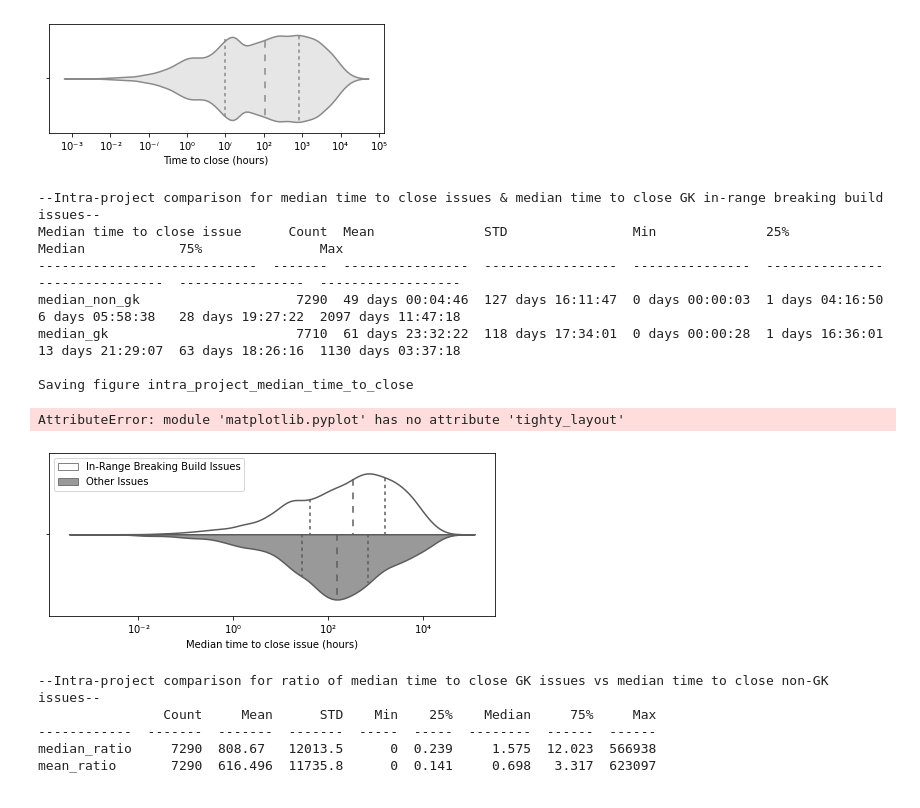
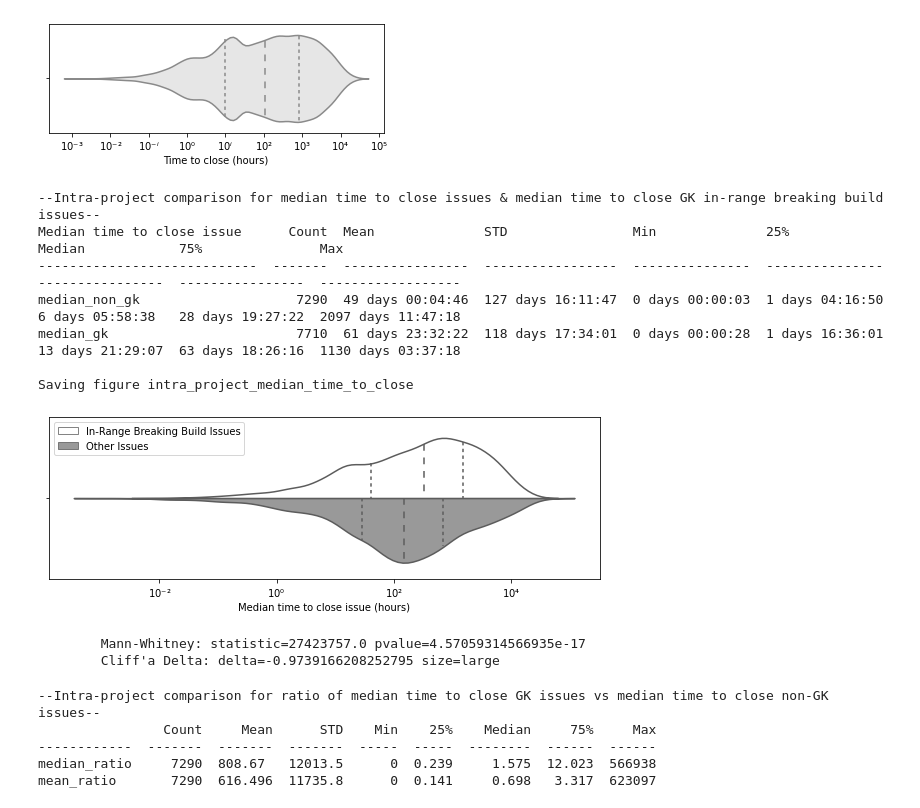
Before and after one commit to brombaut/GKIR_Analysis, a Jupyter notebook: data-analysis/p_rq2.ipynb, the cells around one changed output. Drawn from its saved outputs; the diff is of its cells as text; code cells hidden in the pictures.

```diff
--- a/data-analysis/p_rq2.ipynb
+++ b/data-analysis/p_rq2.ipynb
@@ -289,35 +289,44 @@ sns.violinplot(
     data=melted,
     x='median_time_to_close_hours_log',
     y='placeholder',
     hue='issue_type',
     split=True,
     inner='quartile',
     palette=['1', '0.6'],
     ax=ax,
 )
 ax.set_ylabel('')
 ax.set_xlabel('Median time to close issue (hours)')
 ax.xaxis.set_major_formatter(log10_func_formatter)
 ax.legend(
     title='',
 )
 L = plt.legend()
 L.get_texts()[0].set_text('In-Range Breaking Build Issues')
 L.get_texts()[1].set_text('Other Issues')
 print('--Intra-project comparison for median time to close issues & median time to close GK in-range breaking build issues--')
 tfns(project__all_issues__time_to_close, ['median_non_gk', 'median_gk'], title='Median time to close issue')
 save_fig('intra_project_median_time_to_close')
 plt.show()
+
+# Use mann-whitney test because wilcoxon test requires same length
+(statistic, pvalue) = mannwhitneyu(project__all_issues__time_to_close['median_gk'], project__all_issues__time_to_close['median_non_gk'])
+(delta, size) = cliffsDelta(project__all_issues__time_to_close['median_gk'], project__all_issues__time_to_close['median_non_gk'])
+print(f'''\
+\tMann-Whitney: statistic={statistic} pvalue={pvalue}
+\tCliff'a Delta: delta={delta} size={size}
+''')
 # %% [output]
 --Intra-project comparison for median time to close issues & median time to close GK in-range breaking build issues--
 Median time to close issue      Count  Mean              STD                Min              25%              Median            75%               Max
 ----------------------------  -------  ----------------  -----------------  ---------------  ---------------  ----------------  ----------------  ------------------
 median_non_gk                    7290  49 days 00:04:46  127 days 16:11:47  0 days 00:00:03  1 days 04:16:50  6 days 05:58:38   28 days 19:27:22  2097 days 11:47:18
 median_gk                        7710  61 days 23:32:22  118 days 17:34:01  0 days 00:00:28  1 days 16:36:01  13 days 21:29:07  63 days 18:26:16  1130 days 03:37:18
 
 Saving figure intra_project_median_time_to_close
+[figure, new version]
-AttributeError: module 'matplotlib.pyplot' has no attribute 'tighty_layout'
+        Mann-Whitney: statistic=27423757.0 pvalue=4.57059314566935e-17
+        Cliff'a Delta: delta=-0.9739166208252795 size=large
-[figure, old version]
 # %%
 project__all_issues__time_to_close['median_ratio'] = (
     project__all_issues__time_to_close['median_gk'] /
```
Also changed, not shown: parts of 4 cells of this notebook, 3 other files.
